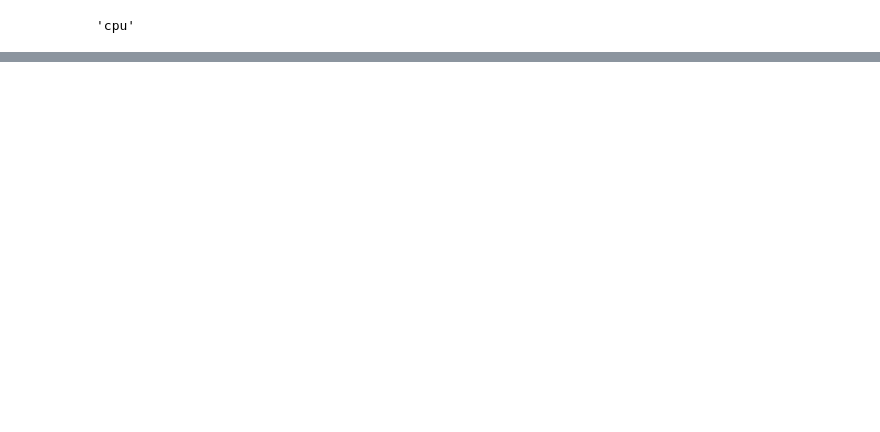
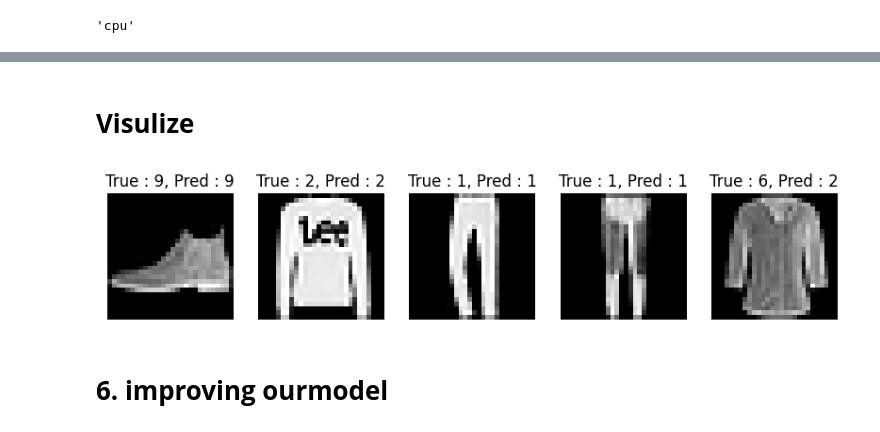
Before and after one commit to Lzyrus40/Pytorch, a Jupyter notebook: CNN.ipynb, the cells around one changed output, grey strips where cells are left out. Cells and saved outputs as stored; diff of their text form; code cells hidden in the pictures; blank space fills up the shorter version.

```diff
--- a/CNN.ipynb
+++ b/CNN.ipynb
@@ -135,0 +138,5 @@ model=model.to(device)
+# %%
+learning_rate = 1e-3
+# %%
+criterion = nn.CrossEntropyLoss()
+optimizer = torch.optim.Adam(model.parameters(),lr=learning_rate)
@@ -135,0 +145,24 @@ model=model.to(device)
+# %%
+num_epochs = 10
+# %%
+for epoch in range(num_epochs):
+  print('*'*10)
+  print(f'Epoch {epoch+1}')
+  running_loss = 0.0
+  running_acc = 0.0
+  for i,data in enumerate(train_loader,1):
+    img,label = data
+    img = img.view(img.size(0),-1)
+    img = img.to(device)
+    label = label.to(device)
+    out = model(img)
+    loss = criterion(out,label)
+    running_loss += loss.item()
+    _,pred = torch.max(out,1)
+    running_acc += (pred == label).float().mean()
+    optimizer.zero_grad()
+    loss.backward()
+    optimizer.step()
+    if i%300 == 0:
+      print(f'epoch {epoch+1}/{num_epochs}] loss: {running_loss/i:.6f} acc: {running_acc/i:.6f}')
+  print(f'Finish : {epoch + 1} epoch , Loss : {running_loss/i:.6f} Acc: {running_acc/i:.6f}')
@@ -135,0 +207,17 @@ model=model.to(device)
+# %% [markdown]
+# **Visulize**
+# %%
+images, labels = next(iter(test_loader))
+images = images.view(images.size(0), -1).to(device)
+out = model(images)
+_,pred = torch.max(out,1)
+fig ,ax = plt.subplots(1,5,figsize=(10,5))
+for i in range(5):
+  ax[i].imshow(images[i].reshape(28,28).cpu(),cmap ='gray')
+  ax[i].set_title(f'True : {labels[i].item()}, Pred : {pred[i].item()}')
+  ax[i].axis('off')
+plt.show()
+# %% [output]
+[figure, added]
+# %% [markdown]
+# **6. improving ourmodel**
```
Also changed, not shown: parts of 9 cells of this notebook.
